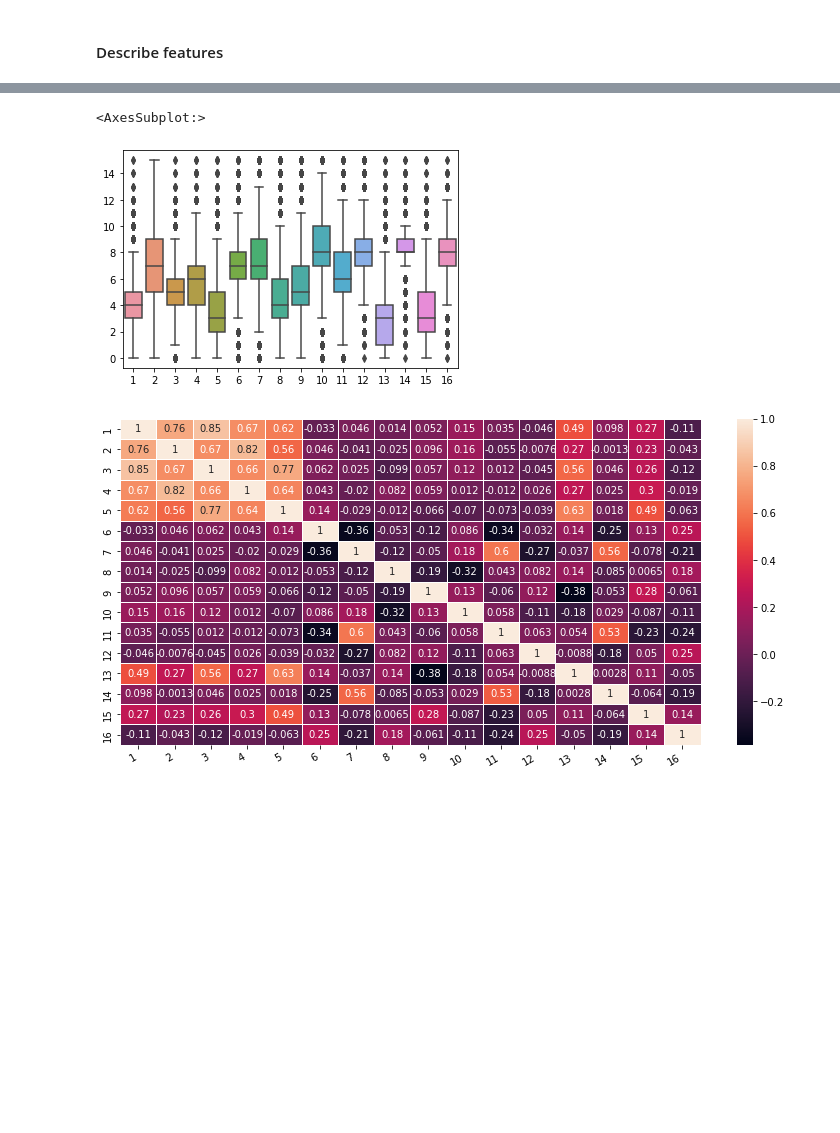
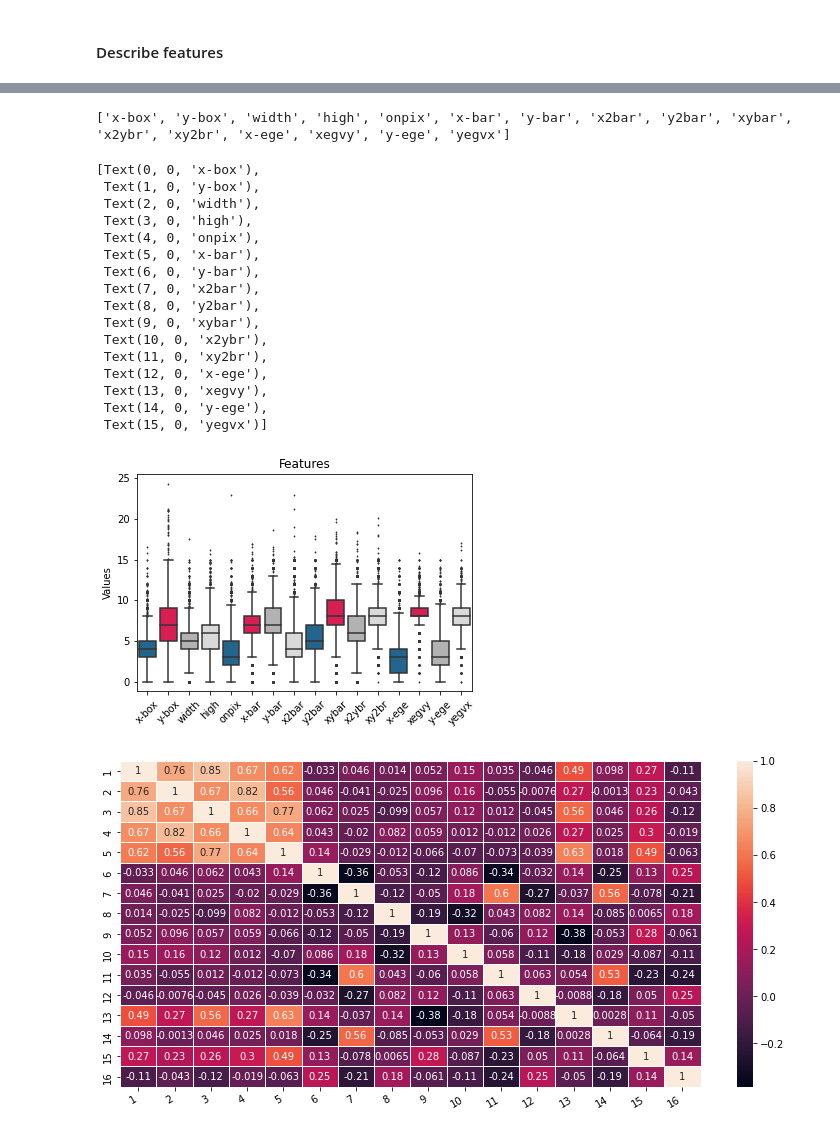
Before and after one commit to mmlein/KDDM2, a Jupyter notebook: src/01_feature inspection/Feature_representation.ipynb, the cells around one changed output, grey strips where cells are left out. Cells and saved outputs as stored; diff of their text form; code cells hidden in the pictures; blank space fills up the shorter version.

Commit message:
Feature_plotting

```diff
--- a/src/01_feature inspection/Feature_representation.ipynb
+++ b/src/01_feature inspection/Feature_representation.ipynb
@@ -42,10 +45,39 @@ letter_df_complete.describe()
-# %%
-features = list(range(1, 17))
-
-sns.boxplot(data=letter_df_complete)
-# %% [output]
-<AxesSubplot:>
-[figure, removed]
+# %%
+features = list(range(1, 17))
+
+features = letter_df_complete.columns.values.tolist()
+
+features = features[2:-1]
+print(features)
+
+colors = ["#11699E", "#F60045", "#B2B2B2", "#D9D9D9"]
+
+flierprops = dict(markerfacecolor= '0.75', markersize=1,
+              linestyle='none')
+
+ax = sns.boxplot(data=letter_df_complete[features], flierprops = flierprops, palette = colors)
+ax.set_title("Features")
+ax.set_ylabel("Values")
+ax.set_xticklabels(ax.get_xticklabels(), rotation=45)
+# %% [output]
+['x-box', 'y-box', 'width', 'high', 'onpix', 'x-bar', 'y-bar', 'x2bar', 'y2bar', 'xybar', 'x2ybr', 'xy2br', 'x-ege', 'xegvy', 'y-ege', 'yegvx']
+[Text(0, 0, 'x-box'),
+ Text(1, 0, 'y-box'),
+ Text(2, 0, 'width'),
+ Text(3, 0, 'high'),
+ Text(4, 0, 'onpix'),
+ Text(5, 0, 'x-bar'),
+ Text(6, 0, 'y-bar'),
+ Text(7, 0, 'x2bar'),
+ Text(8, 0, 'y2bar'),
+ Text(9, 0, 'xybar'),
+ Text(10, 0, 'x2ybr'),
+ Text(11, 0, 'xy2br'),
+ Text(12, 0, 'x-ege'),
+ Text(13, 0, 'xegvy'),
+ Text(14, 0, 'y-ege'),
+ Text(15, 0, 'yegvx')]
+[figure, added]
 # %%
 corrmat = letter_df_complete.corr()
 
```
Also changed, not shown: parts of 2 cells of this notebook, 1 other file.
